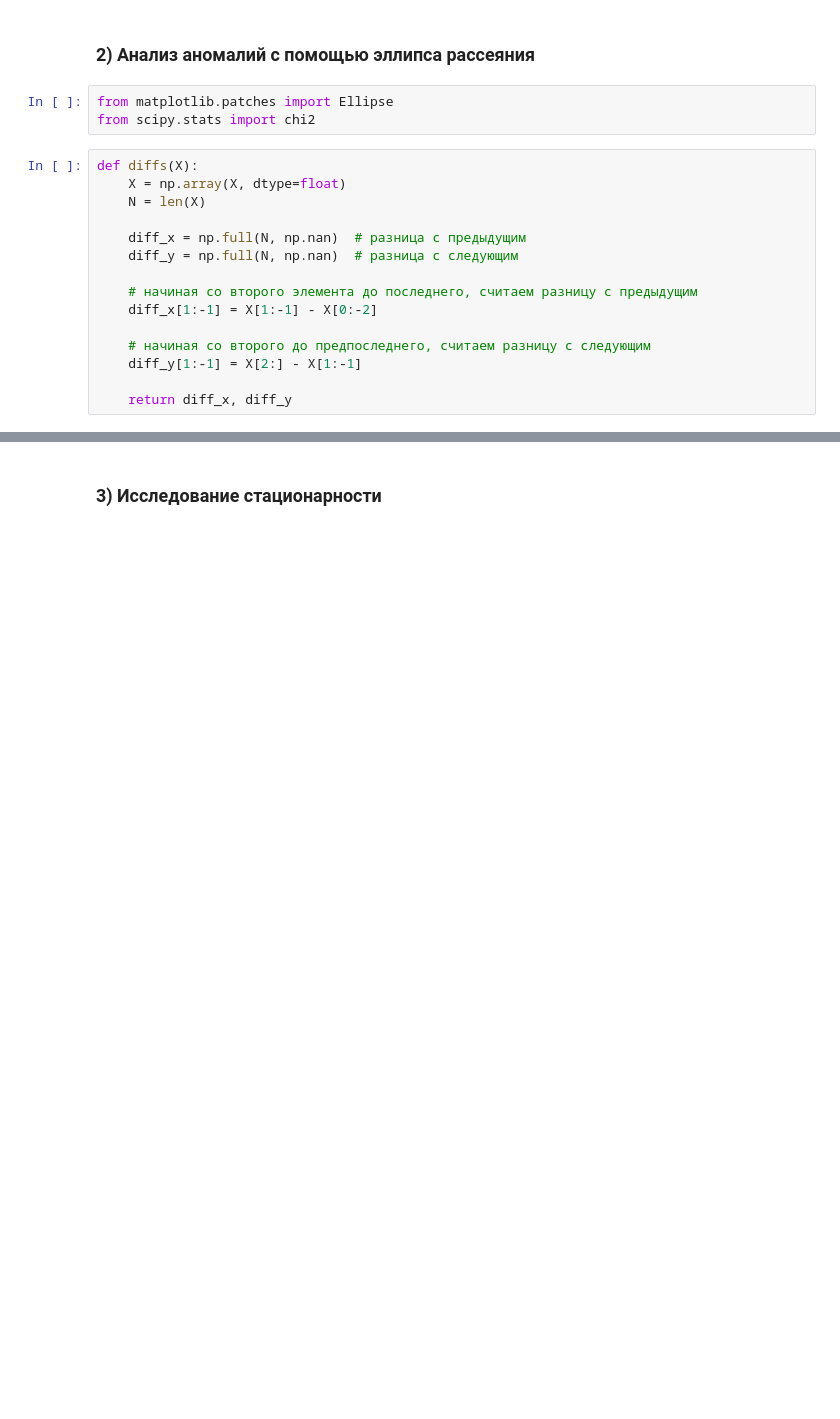
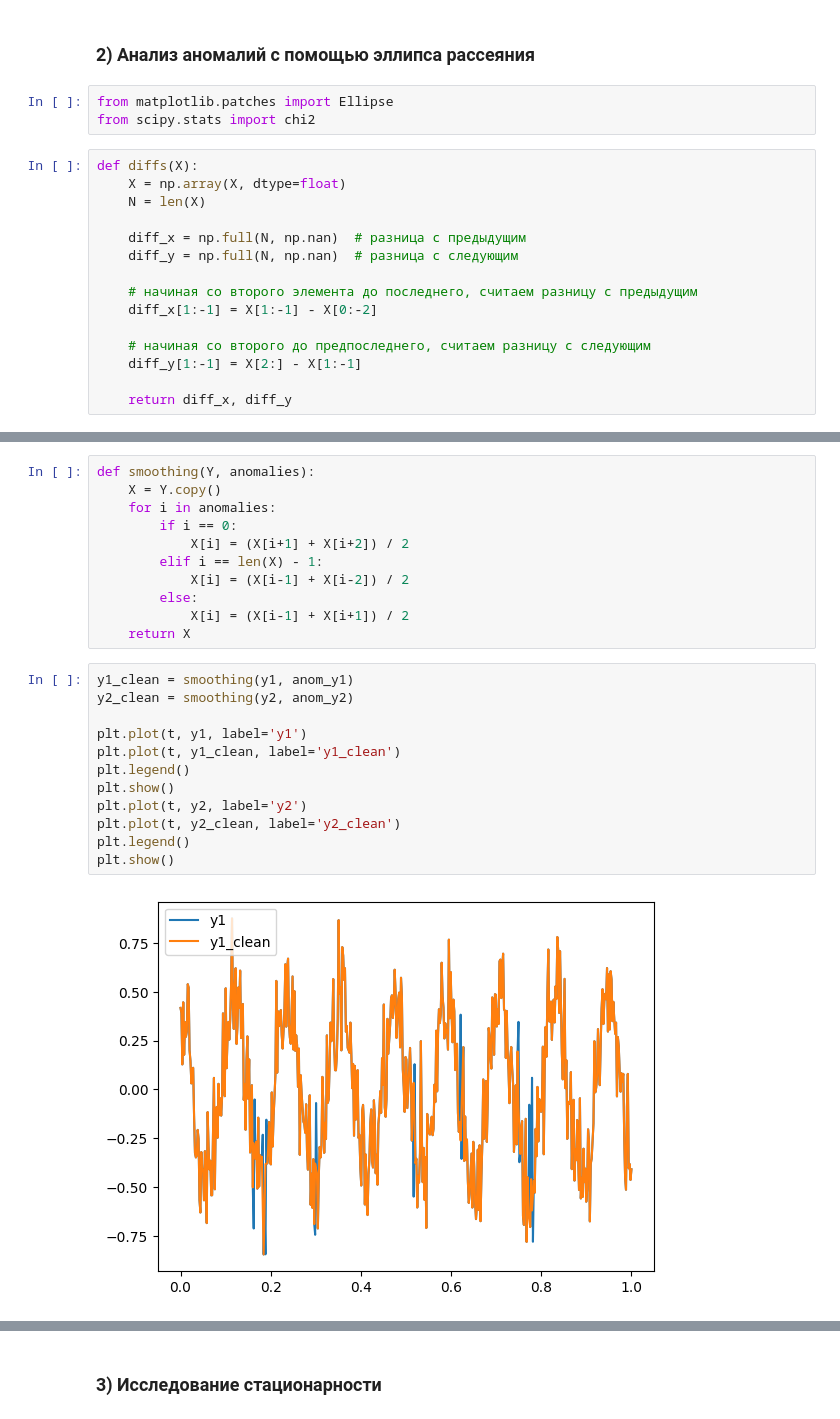
Before and after one commit to EngoyanSY/MAODI, a Jupyter notebook: LR1/LR1.ipynb, the cells around one changed output, grey strips where cells are left out. Drawn from its saved outputs; the diff is of its cells as text; blank space fills up the shorter version.

```diff
--- a/LR1/LR1.ipynb
+++ b/LR1/LR1.ipynb
@@ -183,0 +183,25 @@ ellips(y2, PARAM)
+# %%
+def smoothing(Y, anomalies):
+    X = Y.copy()
+    for i in anomalies:
+        if i == 0:
+            X[i] = (X[i+1] + X[i+2]) / 2
+        elif i == len(X) - 1:
+            X[i] = (X[i-1] + X[i-2]) / 2
+        else:
+            X[i] = (X[i-1] + X[i+1]) / 2
+    return X
+# %%
+y1_clean = smoothing(y1, anom_y1)
+y2_clean = smoothing(y2, anom_y2)
+
+plt.plot(t, y1, label='y1')
+plt.plot(t, y1_clean, label='y1_clean')
+plt.legend()
+plt.show()
+plt.plot(t, y2, label='y2')
+plt.plot(t, y2_clean, label='y2_clean')
+plt.legend()
+plt.show()
+# %% [output]
+[figure, added]
```
Also changed, not shown: parts of 13 cells of this notebook.
